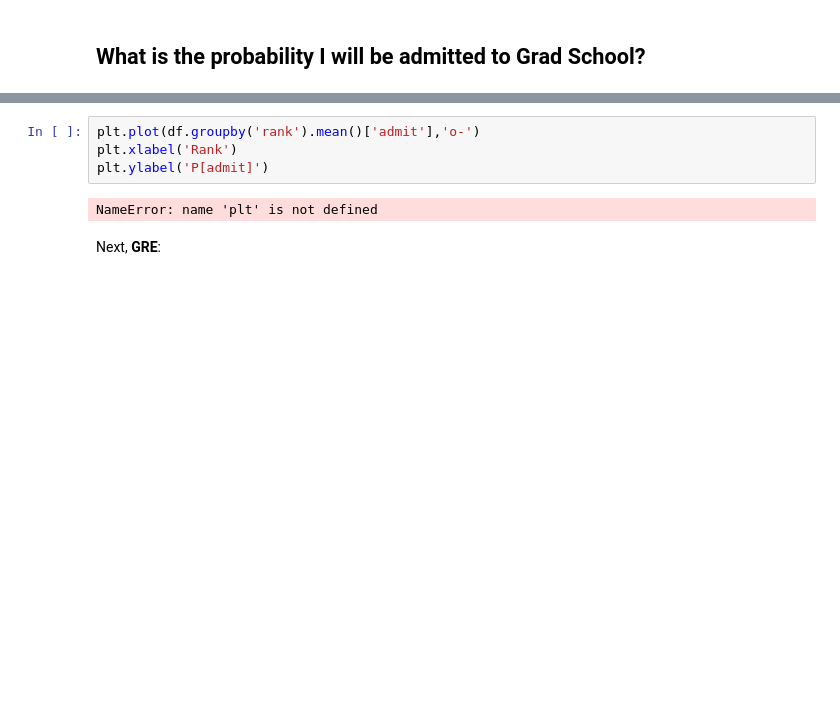
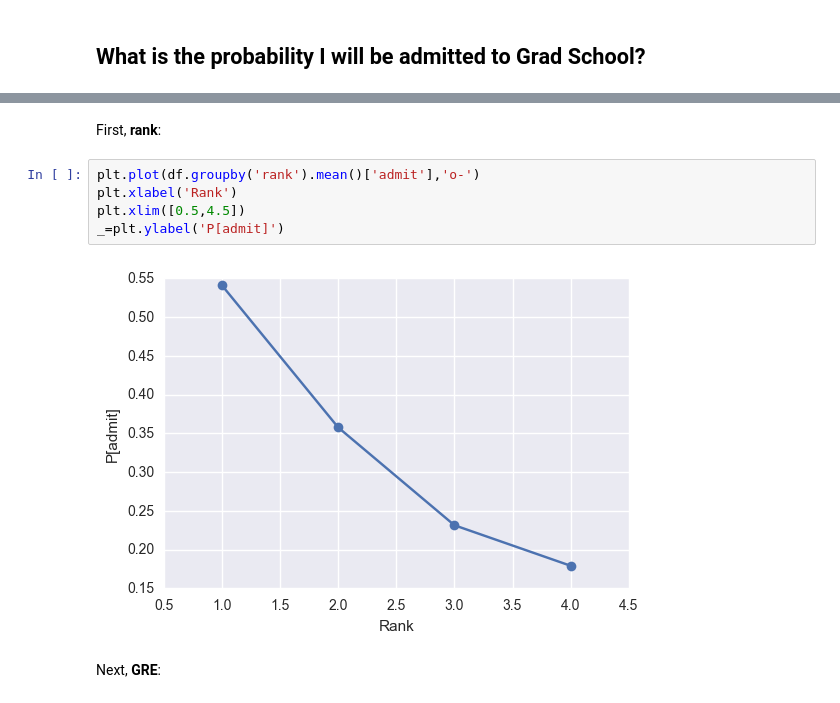
Before and after one commit to mcrovella/CS506-Computational-Tools-for-Data-Science, a Jupyter notebook: 18-Regression-II-Logistic.ipynb, the cells around one changed output, grey strips where cells are left out. Cells and saved outputs as stored; diff of their text form; blank space fills up the shorter version.

```diff
--- a/18-Regression-II-Logistic.ipynb
+++ b/18-Regression-II-Logistic.ipynb
@@ -112,9 +140,12 @@ First, __rank__:
+# %% [markdown]
+First, __rank__:
 # %%
 plt.plot(df.groupby('rank').mean()['admit'],'o-')
 plt.xlabel('Rank')
-plt.ylabel('P[admit]')
+plt.xlim([0.5,4.5])
+_=plt.ylabel('P[admit]')
 # %% [output]
-NameError: name 'plt' is not defined
+[figure, added]
 # %% [markdown]
 Next, __GRE__:
 # %%
```
Also changed, not shown: parts of 68 cells of this notebook.
